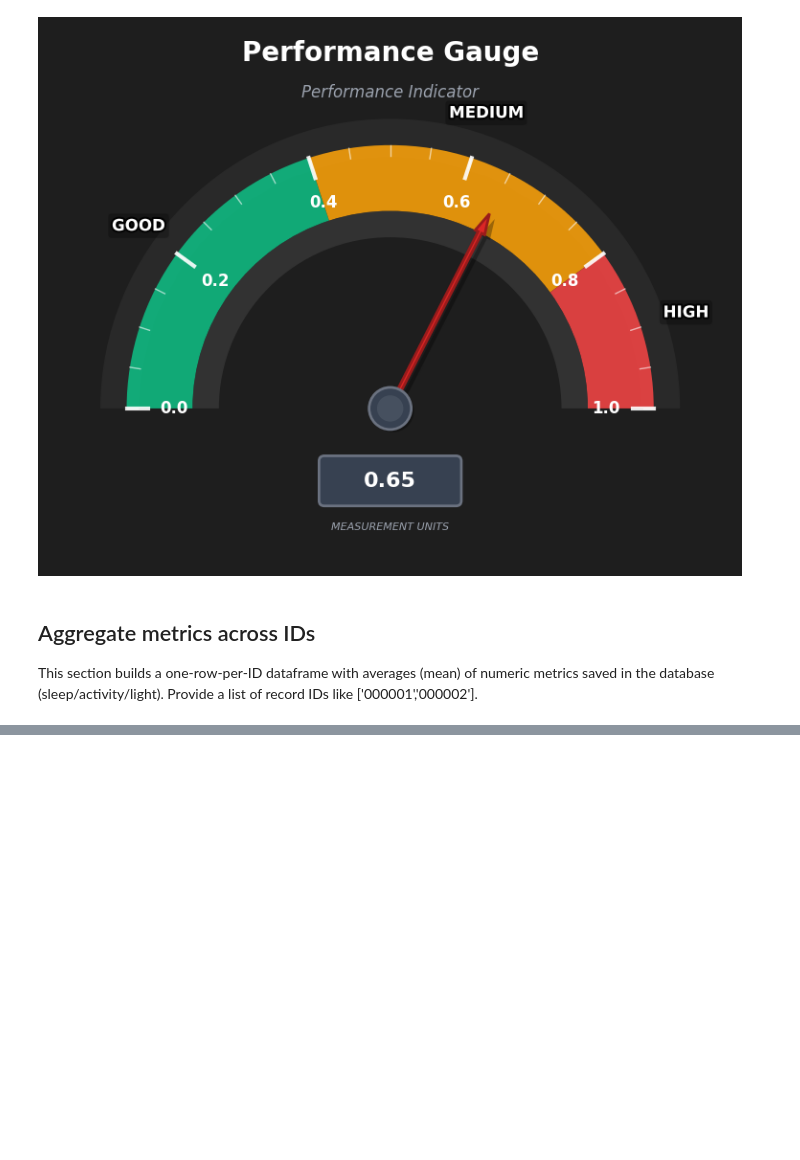
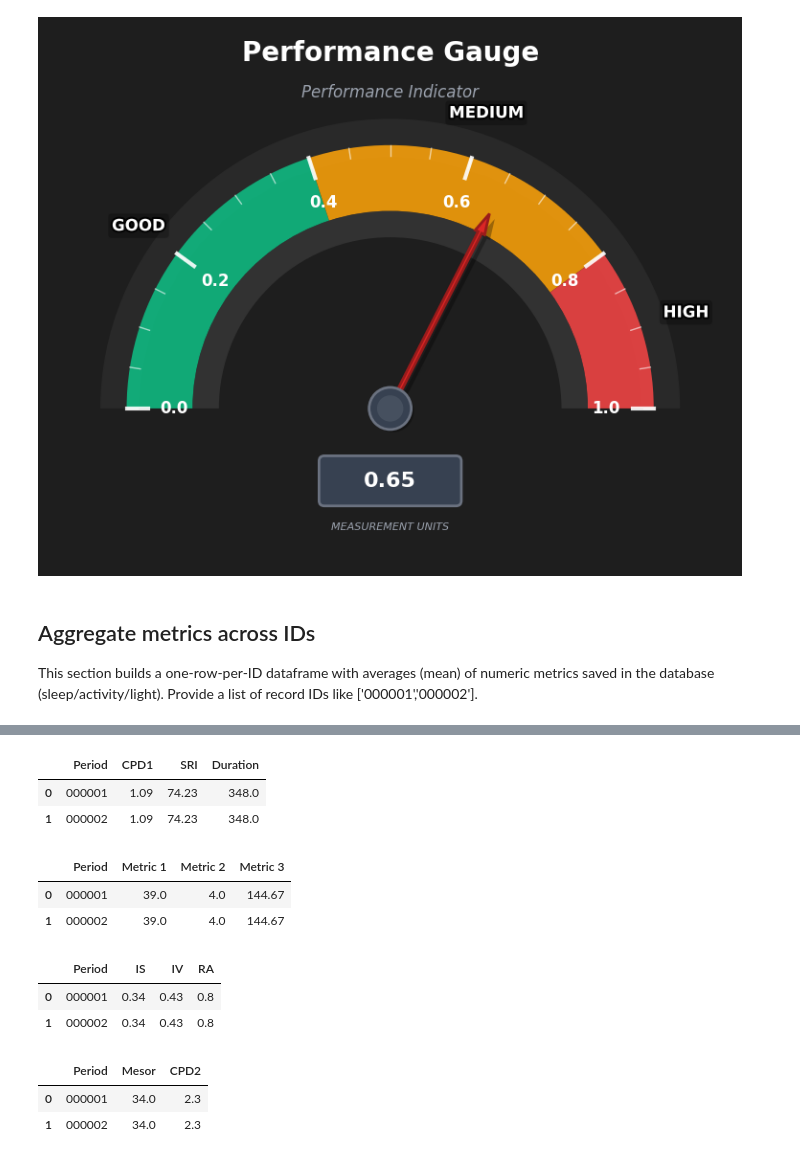
Before and after one commit to arahjou/APP_CIRCADIAN_MEDICINE, a Jupyter notebook: database_analysis.ipynb, the cells around one changed output, grey strips where cells are left out. Cells and saved outputs as stored; diff of their text form; code cells hidden in the pictures; blank space fills up the shorter version.

```diff
--- a/database_analysis.ipynb
+++ b/database_analysis.ipynb
@@ -2250,0 +2459,69 @@ else:
+# %%
+# Table one
+table_1 = df_combined[['id', 'sleep_analysis.cpd_mid_sleep.cpd_hours_mean','sleep_analysis.sri_sleep.SRI_mean', 'sleep_duration_min_minutes']].copy()
+table_1.rename(columns={
+    'id': 'Period',
+    'sleep_analysis.cpd_mid_sleep.cpd_hours_mean': 'CPD1',
+    'sleep_analysis.sri_sleep.SRI_mean': 'SRI',
+    'sleep_duration_min_minutes': 'Duration'
+}, inplace=True)
+# round to 2 decimal places
+table_1 = table_1.round({'CPD1': 2, 'SRI': 2, 'Duration': 2})
+
+table_1.head()
+# %% [output]
+|  | Period | CPD1 | SRI | Duration |
+| 0 | 000001 | 1.09 | 74.23 | 348.0 |
+| 1 | 000002 | 1.09 | 74.23 | 348.0 |
+# %%
+# Table two
+table_2 = df_combined[['id', 'metric1_mean_minutes','metric2_mean_minutes', 'metric3_mean_minutes']].copy()
+table_2.rename(columns={
+    'id': 'Period',
+    'metric1_mean_minutes': 'Metric 1',
+    'metric2_mean_minutes': 'Metric 2',
+    'metric3_mean_minutes': 'Metric 3'
+}, inplace=True)
+# round to 2 decimal places
+table_2 = table_2.round({'Metric 1': 2, 'Metric 2': 2, 'Metric 3': 2})
+table_2.head()
+# %% [output]
+|  | Period | Metric 1 | Metric 2 | Metric 3 |
+| 0 | 000001 | 39.0 | 4.0 | 144.67 |
+| 1 | 000002 | 39.0 | 4.0 | 144.67 |
+# %%
+# Table three
+table_3 = df_combined[['id',
+       'activity_analysis.activity_is_iv.IS_2day_mean',
+       'activity_analysis.activity_is_iv.IV_2day_mean',
+       'activity_analysis.activity_l5_m10_ra.RA_mean']].copy()
+table_3.rename(columns={
+    'id': 'Period',
+    'activity_analysis.activity_is_iv.IS_2day_mean': 'IS',
+    'activity_analysis.activity_is_iv.IV_2day_mean': 'IV',
+    'activity_analysis.activity_l5_m10_ra.RA_mean': 'RA'
+}, inplace=True)
+# round to 2 decimal places
+table_3 = table_3.round({'IS': 2, 'IV': 2, 'RA': 2})
+table_3.head()
+# %% [output]
+|  | Period | IS | IV | RA |
+| 0 | 000001 | 0.34 | 0.43 | 0.8 |
+| 1 | 000002 | 0.34 | 0.43 | 0.8 |
+# %%
+# Table four
+table_4 = df_combined[['id',
+                       'activity_analysis.activity_cosinor.mesor_mean',
+                       'activity_analysis.cpd_activity_acrophase.cpd_hours_mean']].copy()
+table_4.rename(columns={
+    'id': 'Period',
+    'activity_analysis.activity_cosinor.mesor_mean': 'Mesor',
+    'activity_analysis.cpd_activity_acrophase.cpd_hours_mean': 'CPD2'
+}, inplace=True)
+# round to 2 decimal places
+table_4 = table_4.round({'Mesor': 2, 'CPD2': 2})
+table_4.head()
+# %% [output]
+|  | Period | Mesor | CPD2 |
+| 0 | 000001 | 34.0 | 2.3 |
+| 1 | 000002 | 34.0 | 2.3 |
```
Also changed, not shown: parts of 9 cells of this notebook, 4 other files.
